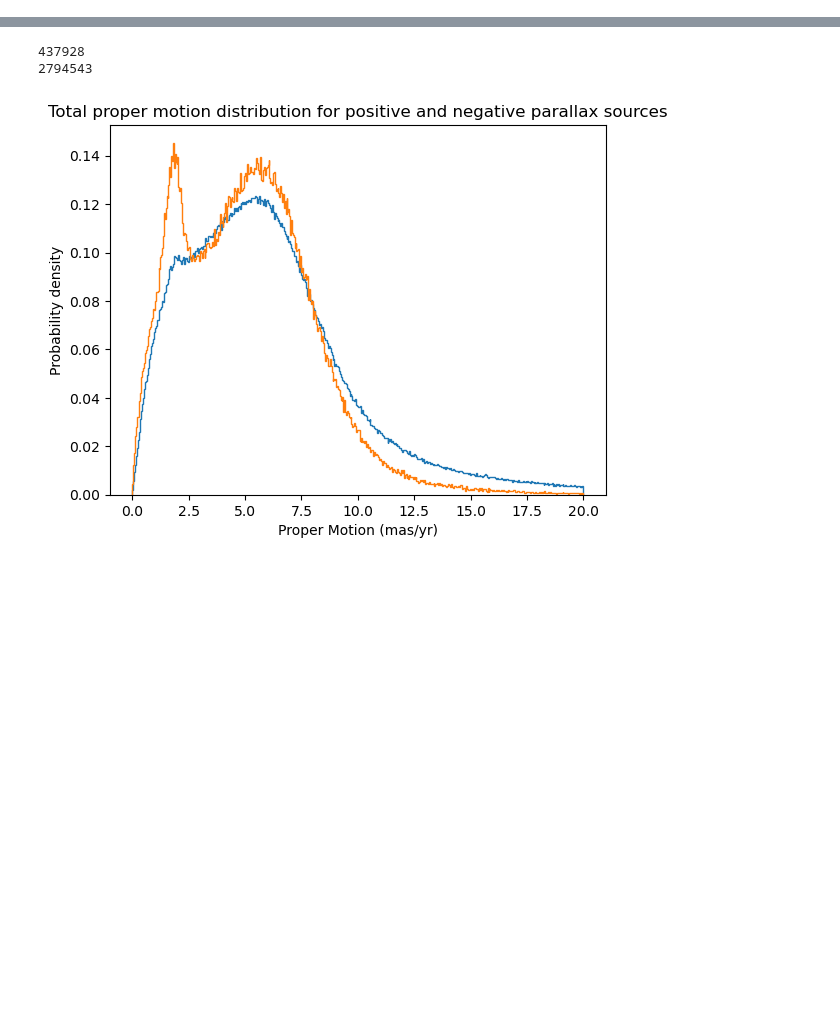
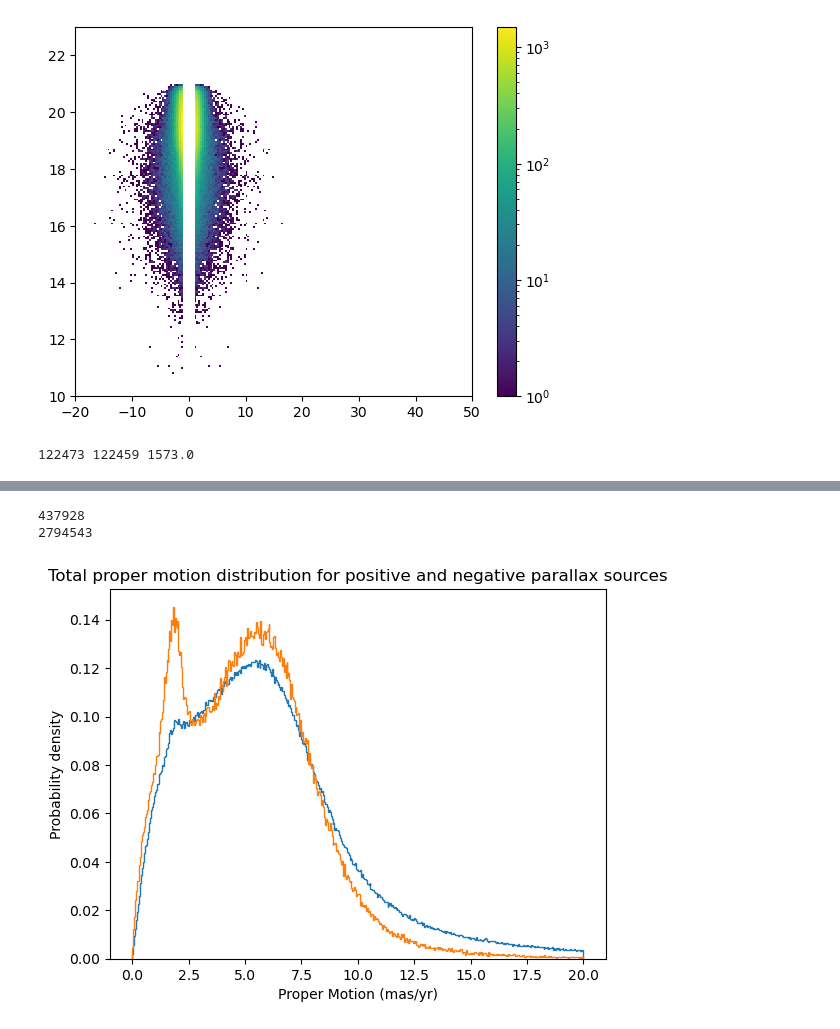
Before and after one commit to mtauraso/astro511, a Jupyter notebook: FinalProjectExploration5param.ipynb, the cells around one changed output, grey strips where cells are left out. Drawn from its saved outputs; the diff is of its cells as text; code cells hidden in the pictures; blank space fills up the shorter version.

```diff
--- a/FinalProjectExploration5param.ipynb
+++ b/FinalProjectExploration5param.ipynb
@@ -9,16 +9,15 @@ def query_gaia():
     fields_of_interest = f"""--
     source_id,
     ra, dec,
-    pm,
     pmra,
+    pmra_error,
     pmdec,
+    pmdec_error,
     parallax,
     parallax_error,
     parallax_over_error,
     phot_g_mean_mag,
-    astrometric_n_obs_ac,
-    astrometric_n_obs_al,
-    nu_eff_used_in_astrometry
+    bp_rp
     """
 
     query = f"""
@@ -31,7 +30,8 @@ def query_gaia():
     WHERE
         (astrometric_params_solved = 31 OR astrometric_params_solved = 63) AND
         phot_g_mean_mag is not NULL AND
-        random_index BETWEEN 0 AND 10000000
+        --random_index BETWEEN 0 AND 10000000
+        random_index BETWEEN 0 AND 20000000 AND parallax_over_error < 10 AND parallax_over_error > -10
     """
     job = Gaia.launch_job_async(query, verbose = True)
     r = job.get_results()
@@ -98,0 +218,18 @@ plt.show()
+# %%
+h, _, _, _ = plt.hist2d(problem_poe, problem_mag,
+           bins=(210,200), range=((-20,50), (10,23)) , norm=colors.LogNorm(1,1500))
+plt.hist2d(mirror_poe, mirror_mag,
+           bins=(210,200), range=((-20,50), (10,23)) , norm=colors.LogNorm(1,1500))
+plt.colorbar()
+
+ax.add_patch(patches.PathPatch(Path([(0,10),(0,25)]), fill=False))
+plt.show()
+
+print(
+len(np.ma.masked_array(data['parallax_over_error'], mask = np.logical_or(negative_parallax, limit_mask)).compressed()),
+len(mirror_poe),
+np.max(h)
+)
+# %% [output]
+[figure, added]
+122473 122459 1573.0
```
Also changed, not shown: parts of 31 cells of this notebook.
